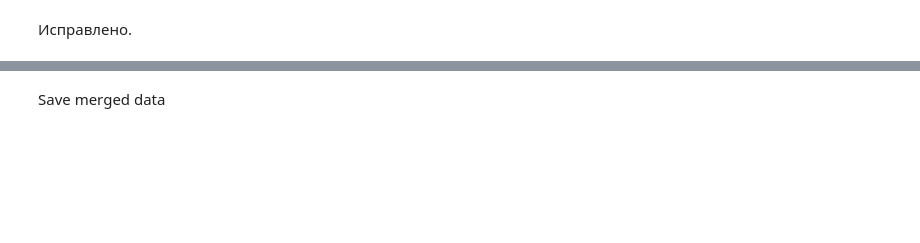
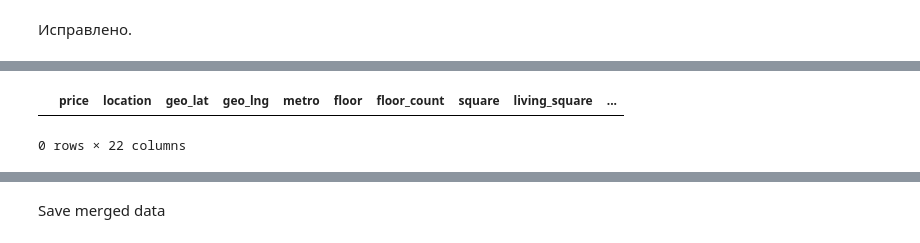
Before and after one commit to sanonesan/cian_houses_2024, a Jupyter notebook: notebooks/preprocessing_data_for_EDA.ipynb, the cells around one changed output, grey strips where cells are left out. Cells and saved outputs as stored; diff of their text form; code cells hidden in the pictures; blank space fills up the shorter version.

```diff
--- a/notebooks/preprocessing_data_for_EDA.ipynb
+++ b/notebooks/preprocessing_data_for_EDA.ipynb
@@ -201,0 +208,5 @@ Name: metro, dtype: object
+# %%
+df_cian[(df_cian["square"] <= 20.0) & (df_cian["room_count"] == 2)].sort_values(by="square")
+# %% [output]
+|  | price | location | geo_lat | geo_lng | metro | floor | floor_count | square | living_square | ... |
+0 rows × 22 columns
```
Also changed, not shown: parts of 10 cells of this notebook, 6 other files.
